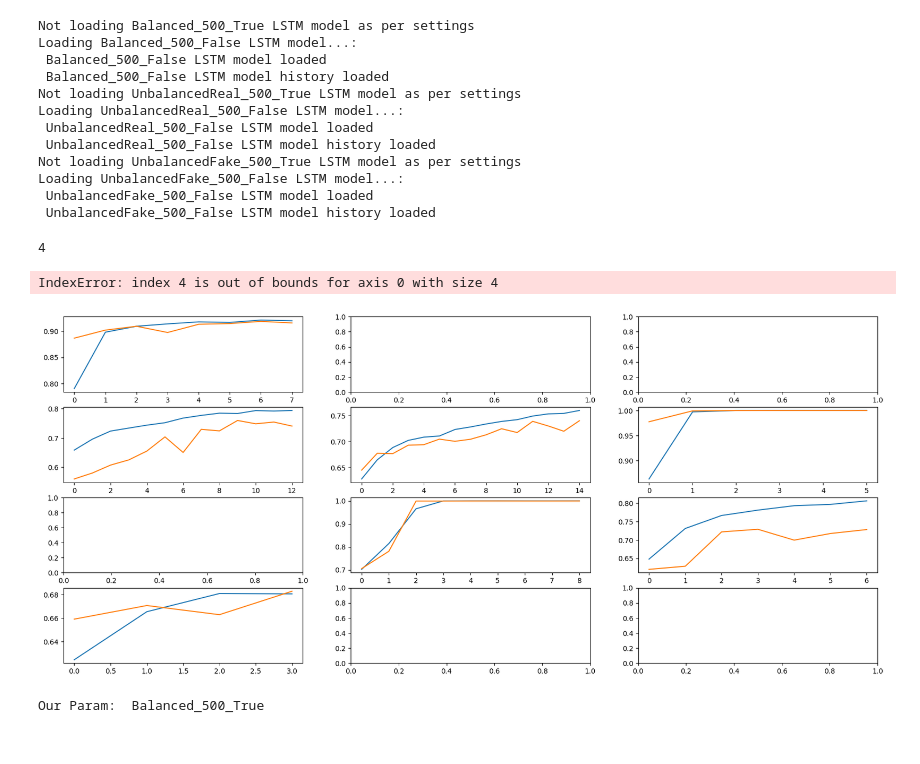
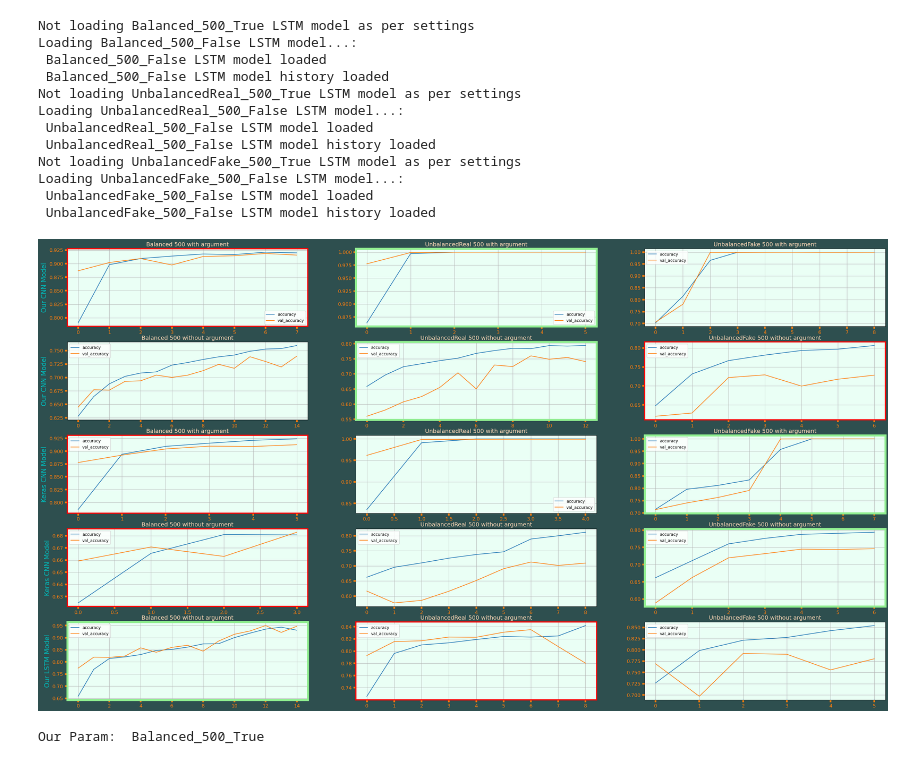
Before and after one commit to PaulMagos/ISPR, a Jupyter notebook: Assignment3/notebook.ipynb, the cells around one changed output. Cells and saved outputs as stored; diff of their text form; code cells hidden in the pictures.

Commit message:
train val accuracy plot done

```diff
--- a/Assignment3/notebook.ipynb
+++ b/Assignment3/notebook.ipynb
@@ -56,9 +56,9 @@ for kind in ModelsNames:
 TrainLSTMModels['Balanced_500_True'] = False
 TrainLSTMModels['UnbalancedReal_500_True'] = False
 TrainLSTMModels['UnbalancedFake_500_True'] = False
-LoadKerasModels['Balanced_500_True'] = False
-LoadKerasModels['UnbalancedReal_500_True'] = False
-LoadKerasModels['UnbalancedFake_500_True'] = False
+# LoadKerasModels['Balanced_500_True'] = False
+# LoadKerasModels['UnbalancedReal_500_True'] = False
+# LoadKerasModels['UnbalancedFake_500_True'] = False
 
 
 allNews = myutils.initDF()
@@ -587,27 +587,67 @@ Loading UnbalancedFake_500_False LSTM model...:
 # %%
 import matplotlib.pyplot as plt
 
 plotstodo = int((len(ourParamLSTMModels.keys()) + len(kerasmodels.keys()) + len(ourParamModels.keys())) / 3)
-print(plotstodo)
 
 
 # Plot a big image to compare the training history of each model, by enanching the best performing one for each kind
-fig, ax = plt.subplots(4, 3, figsize=(21, 9))
-# ax[0].set_title('Training history')
+fig, ax = plt.subplots(plotstodo, 3, figsize=(36, 20), facecolor=(.18, .31, .31))
+
+our_model_Rows = len(ourParamModels.keys()) // 3
+keras_model_Rows = len(kerasmodels.keys()) // 3 + our_model_Rows
+ourLSTM_model_Rows = len(ourParamLSTMModels.keys()) // 3 + keras_model_Rows
+
+# Kind of metrics to plot
+metrics = ['accuracy', 'val_accuracy']
+# metrics = ['loss', 'val_loss']
+
 i = 0
 for NN in [ourmodel_hist, kerasmodel_hist, ourLSTMModel_hist]:
-    i = 0
-    for j, kind in enumerate(NN.keys()):
-        if kind in NN:
-            # Plot the accuracy and val_accuracy
-            ax[i, j%3].plot(NN[kind]['accuracy'], label=kind + ' accuracy')
-            ax[i, j%3].plot(NN[kind]['val_accuracy'], label = kind + ' val_accuracy')
-            # Increment i axis if j reached a multiple of 3
-            i += 1 if j%3 == 0 else 0
+    NNKeys = list(NN.keys())
+    NNKeys.sort(key=lambda s: s.split('_')[2],  reverse=True)
+
+    for j, kind in enumerate(NNKeys):
+        # Increment i axis if j reached a multiple of 3
+        if j>0 and j%3 == 0:
+            i += 1
+        ax[i, j%3].set_title(kind.replace('_', ' ').replace('True', 'with argument').replace('False', 'without argument'), color='peachpuff', size=14)
+        # Plot the accuracy and val_accuracy
+        ax[i, j%3].plot(NN[kind][metrics[0]], label=metrics[0])
+        ax[i, j%3].plot(NN[kind][metrics[1]], label = metrics[1])
+        # plot the legend
+        ax[i, j%3].legend()
+        # plot the grid
+        ax[i, j%3].grid()
+        ax[i, j%3].tick_params(labelcolor='tab:orange', labelsize='large', width=4, length=6, color='tab:orange')
+        # print the name of the model on the left of each row
+        ax[i, j%3].set_facecolor('#eafff5')
+
+        if i < our_model_Rows:
+            if j%3 == 0 :
+                ax[i, j%3].set_ylabel('Our CNN Model', color='c', size=16)
+            if NN[kind][metrics[1]][-1] == max([NN[tmp][metrics[1]][-1] for tmp in NNKeys[i*3: (i+1)*3]]):
+                plt.setp(ax[i, j%3].spines.values(), color='lightgreen',  linewidth=5)
+            if NN[kind][metrics[1]][-1] == min([NN[tmp][metrics[1]][-1] for tmp in NNKeys[i*3: (i+1)*3]]):
+                plt.setp(ax[i, j%3].spines.values(), color='red',  linewidth=3)
+        elif i < keras_model_Rows:
+            if j%3 == 0 :
+                ax[i, j%3].set_ylabel('Keras CNN Model', color='c', size=16)
+            if NN[kind][metrics[1]][-1] == max([NN[tmp][metrics[1]][-1] for tmp in NNKeys[(i-our_model_Rows)*3: (i-our_model_Rows+1)*3]]):
+                plt.setp(ax[i, j%3].spines.values(), color='lightgreen',  linewidth=5)
+            if NN[kind][metrics[1]][-1] == min([NN[tmp][metrics[1]][-1] for tmp in NNKeys[(i-our_model_Rows)*3: (i-our_model_Rows+1)*3]]):
+                plt.setp(ax[i, j%3].spines.values(), color='red',  linewidth=3)
+        else:
+            if j%3 == 0 :
+                ax[i, j%3].set_ylabel('Our LSTM Model', color='c', size=16)
+            if NN[kind][metrics[1]][-1] == max([NN[tmp][metrics[1]][-1] for tmp in NNKeys[(i-keras_model_Rows)*3: (i- keras_model_Rows+1)*3]]):
+                plt.setp(ax[i, j%3].spines.values(), color='lightgreen',  linewidth=5)
+            if NN[kind][metrics[1]][-1] == min([NN[tmp][metrics[1]][-1] for tmp in NNKeys[(i-keras_model_Rows)*3: (i-keras_model_Rows+1)*3]]):
+                plt.setp(ax[i, j%3].spines.values(), color='red',  linewidth=3)
+
+
+    i += 1
 # %% [output]
-4
-IndexError: index 4 is out of bounds for axis 0 with size 4
-[figure, old version]
+[figure, new version]
 # %%
 from sklearn import metrics
 for kind in ModelsNames:
```
Also changed, not shown: parts of 1 cell of this notebook.
